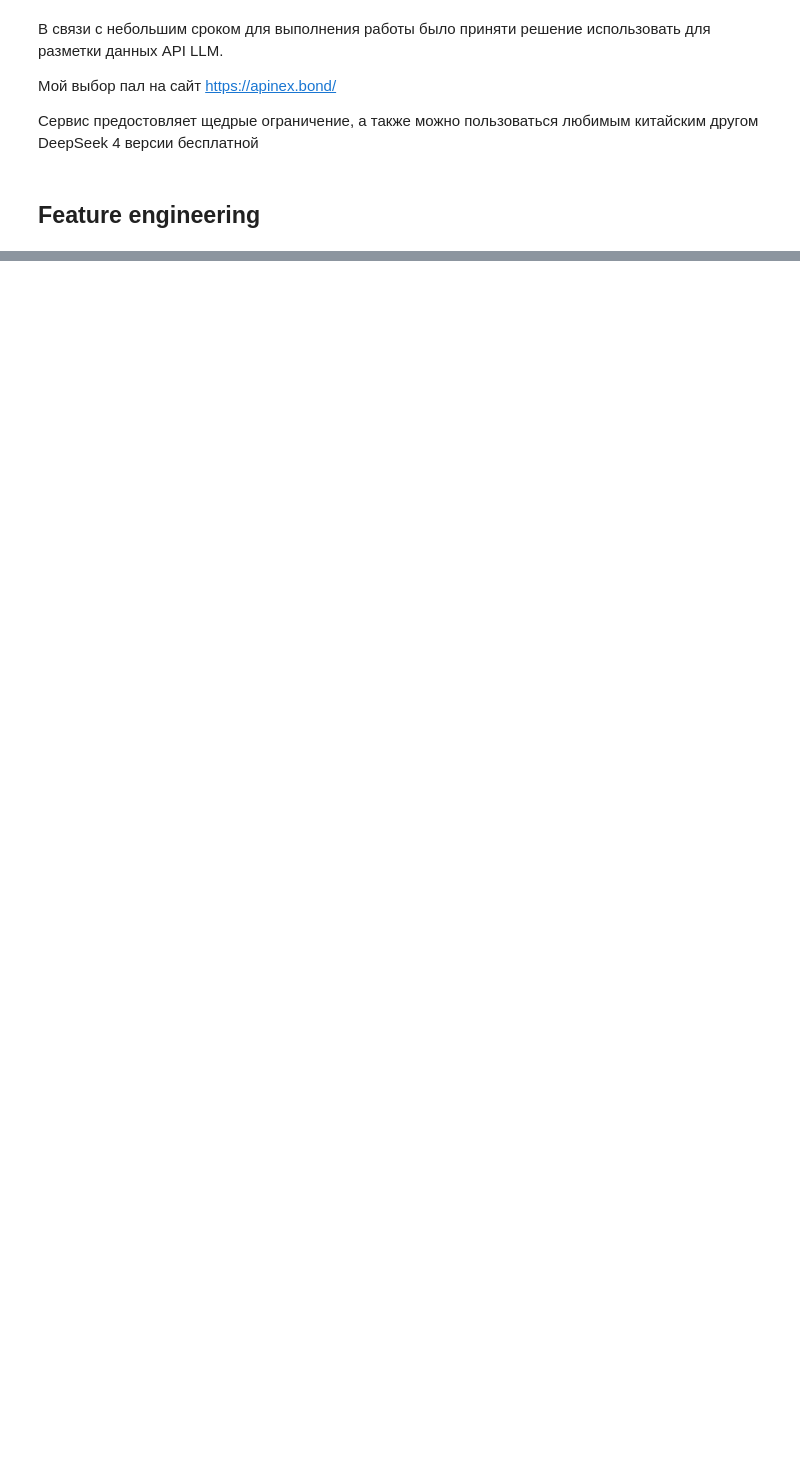
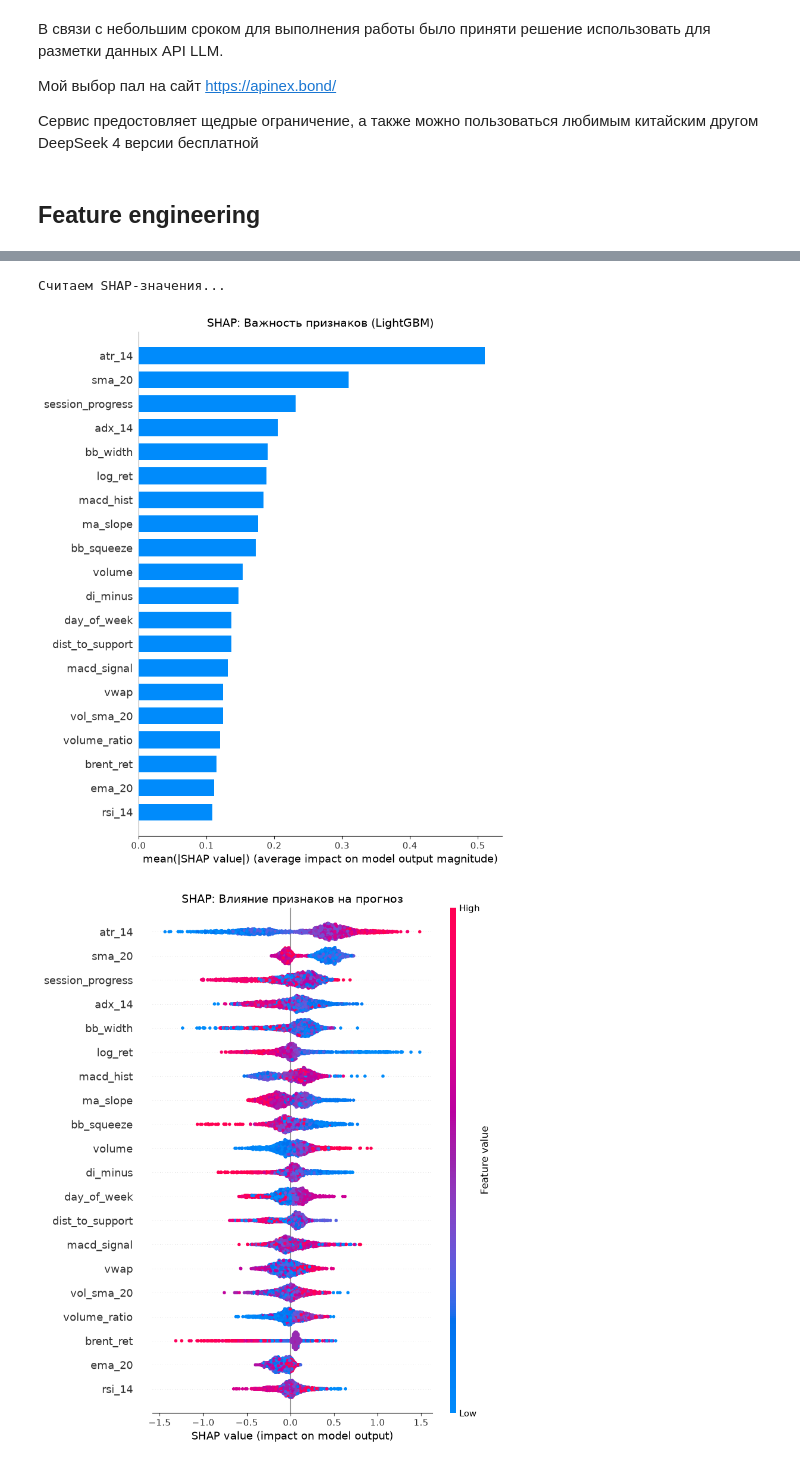
Before and after one commit to sevensemm/course_work, a Jupyter notebook: main.ipynb, the cells around one changed output, grey strips where cells are left out. Cells and saved outputs as stored; diff of their text form; code cells hidden in the pictures; blank space fills up the shorter version.

```diff
--- a/main.ipynb
+++ b/main.ipynb
@@ -681,0 +1037,40 @@ Name: count, dtype: int64
+# %%
+print("Считаем SHAP-значения...")
+lgb_model = predictor.models['LightGBM']
+X_test = predictor.X_test
+
+explainer = shap.TreeExplainer(lgb_model)
+shap_values = explainer.shap_values(X_test)
+
+# График важности признаков (топ-20)
+plt.figure(figsize=(10, 8))
+shap.summary_plot(shap_values, X_test, plot_type="bar", show=False, max_display=20)
+plt.title("SHAP: Важность признаков (LightGBM)", fontsize=14)
+plt.tight_layout()
+plt.show()
+
+# Второй график (точки), показывает, как значения признаков влияют на прогноз
+plt.figure(figsize=(10, 8))
+shap.summary_plot(shap_values, X_test, show=False, max_display=20)
+plt.title("SHAP: Влияние признаков на прогноз", fontsize=14)
+plt.tight_layout()
+plt.show()
+
+# Матрица корреляции (топ-30 признаков по модулю корреляции с таргетом)
+y_test = df_all[df_all['ticker'] == 'LKOH']['target_binary'].iloc[-len(X_test):].reset_index(drop=True)
+X_test_with_target = X_test.reset_index(drop=True)
+X_test_with_target['target_binary'] = y_test
+
+corr_matrix = X_test_with_target.corr()
+target_corr = corr_matrix['target_binary'].abs().sort_values(ascending=False)
+top_features = target_corr.head(30).index.tolist()
+
+plt.figure(figsize=(14, 12))
+sns.heatmap(X_test_with_target[top_features].corr(), annot=False, cmap='coolwarm', vmin=-1, vmax=1)
+plt.title("Матрица корреляции топ-30 признаков", fontsize=14)
+plt.tight_layout()
+plt.show()
+# %% [output]
+Считаем SHAP-значения...
+[figure, added]
+[figure, added]
```
Also changed, not shown: parts of 30 cells of this notebook.
